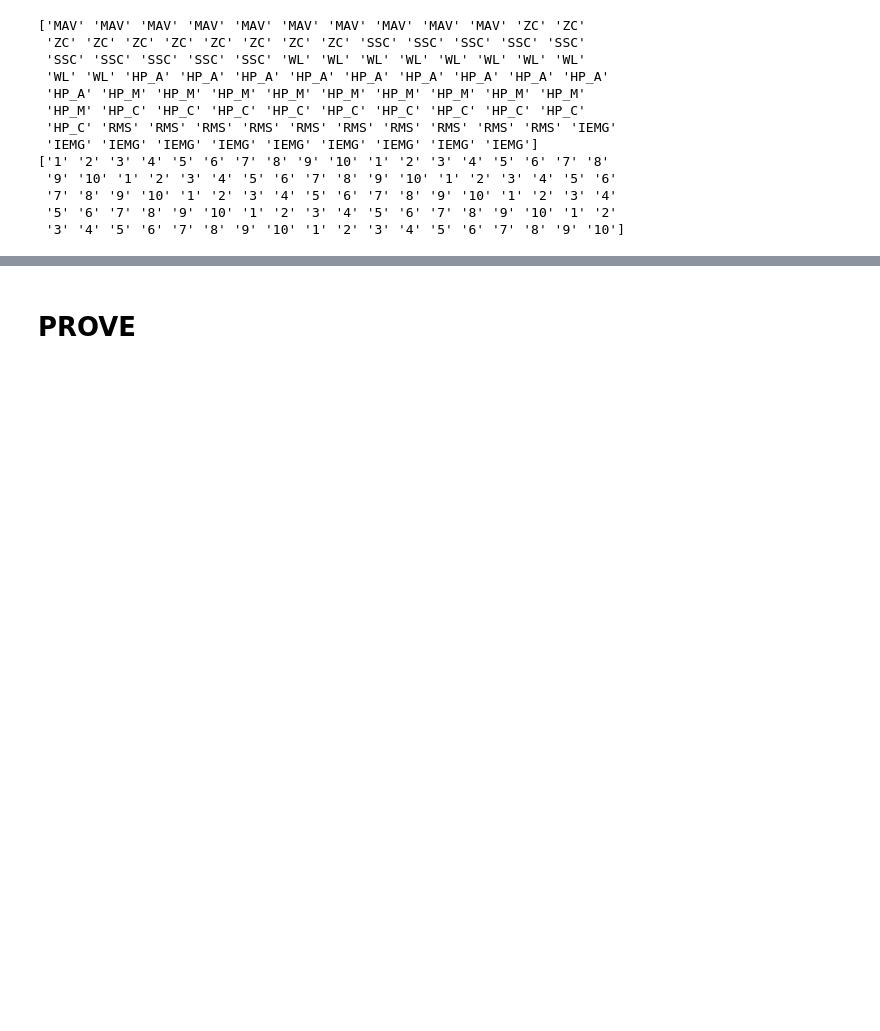
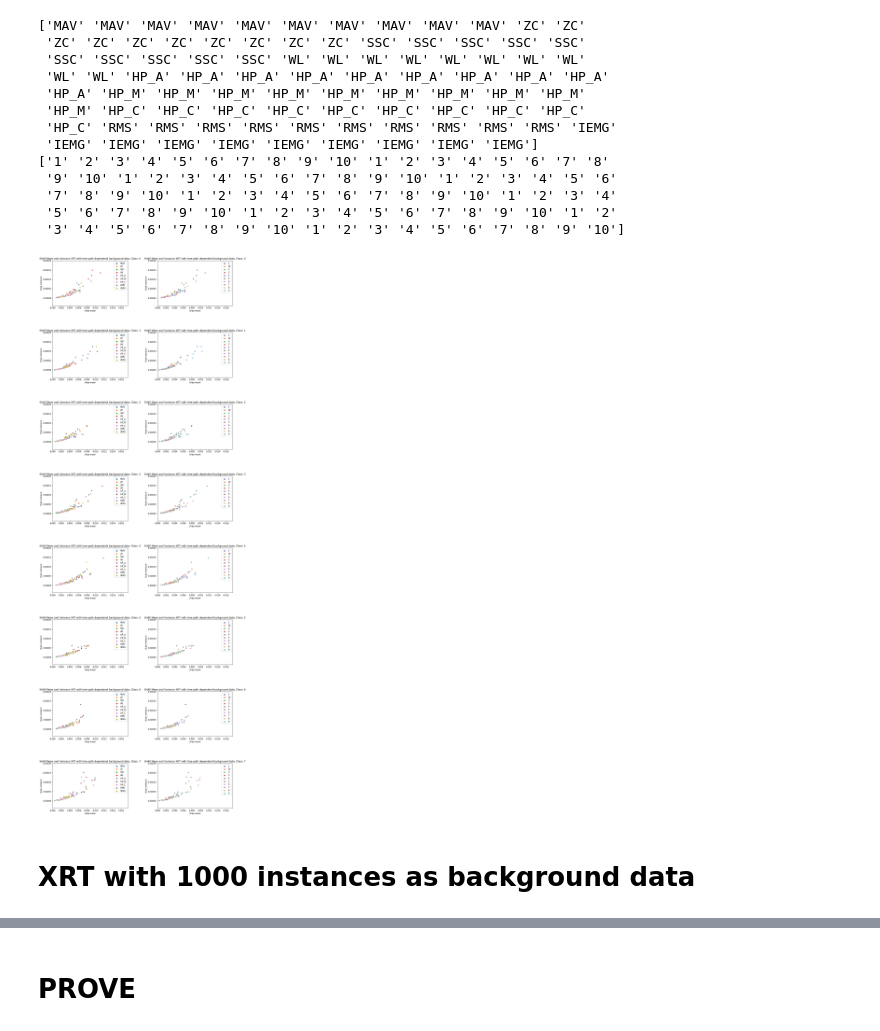
Before and after one commit to noemi-gozzi/Thesis-XAI, a Jupyter notebook: src/visualization/SHAP visualization.ipynb, the cells around one changed output, grey strips where cells are left out. Saved outputs shown, nothing was run; the diff lists cells and outputs as text; code cells hidden in the pictures; blank space fills up the shorter version.

```diff
--- a/src/visualization/SHAP visualization.ipynb
+++ b/src/visualization/SHAP visualization.ipynb
@@ -102,0 +99,18 @@ print(var_shap.max)
+# %%
+shap_mean=pd.DataFrame(columns=shap_values[0].columns.values)
+shap_variance=pd.DataFrame(columns=shap_values[0].columns.values)
+for i in range(8):
+    shap_tmp=pd.DataFrame(columns=shap_values[0].columns.values)
+
+    for pat in range(num_pat):
+        shap_tmp=pd.concat([shap_tmp, shap_extratrees[pat][i].abs()], axis=0)
+
+    shap_mean.loc[i]=shap_tmp.mean(axis=0)
+    shap_variance.loc[i]=shap_tmp.var(axis=0)
+    #shap_mean=pd.DataFrame(columns=shap_values[0].columns.values)
+        #tmp=shap_values[i].abs()
+        #shap_mean.loc[i]=tmp.mean(axis=0)
+        #shap_variance.loc[i]=tmp.var(axis=0)
+    #shap_means.append((shap_mean))
+    #shap_variances.append(shap_variance)
+shap_mean
@@ -103,7 +130,7 @@ print(var_shap.max)
 # %%
-feature=mean_shap.columns.values.copy()
-channel=mean_shap.columns.values.copy()
-for index in range(len(val)):
+feature=shap_mean.columns.values.copy()
+channel=shap_mean.columns.values.copy()
+for index in range(len(feature)):
     feature[index]=''.join([i for i in feature[index] if not i.isdigit()])
     channel[index]=''.join([i for i in channel[index] if i.isdigit()])
 print(feature)
@@ -122,3 +149,24 @@ print(channel)
  '7' '8' '9' '10' '1' '2' '3' '4' '5' '6' '7' '8' '9' '10' '1' '2' '3' '4'
  '5' '6' '7' '8' '9' '10' '1' '2' '3' '4' '5' '6' '7' '8' '9' '10' '1' '2'
  '3' '4' '5' '6' '7' '8' '9' '10' '1' '2' '3' '4' '5' '6' '7' '8' '9' '10']
+# %%
+heigth=8;
+width=2;
+f, axes = plt.subplots(heigth, width,figsize=(16, 50))
+f.subplots_adjust(hspace=0.6, wspace=0.4)
+for i in range(8):
+    sns.scatterplot(x=shap_mean.iloc[i], y=((shap_variance.iloc[i])), hue=feature, legend="full", ax=axes[i,0])
+    axes[i,0].set(ylim=(-0.00004, 0.0002))
+    axes[i,0].set(xlim=(0,0.0175))
+    axes[i,0].set(xlabel='shap mean', ylabel='shap variance')
+    axes[i,0].set(title="Class: {} XRT with tree-path dependend background data ".format(i))
+
+    sns.scatterplot(x=shap_mean.iloc[i], y=((shap_variance.iloc[i])), hue=channel, legend="full", ax=axes[i,1], palette="deep")
+    axes[i,1].set(ylim=(-0.00004, 0.0002))
+    axes[i,1].set(xlim=(0,0.0175))
+    axes[i,1].set(xlabel='shap mean', ylabel='shap variance')
+    axes[i,1].set(title="Class: {} XRT with tree-path dependend background data ".format(i))
+# %% [output]
+[figure, added]
+# %% [markdown]
+# XRT with 1000 instances as background data
```
Also changed, not shown: parts of 24 cells of this notebook, 1 other file.
